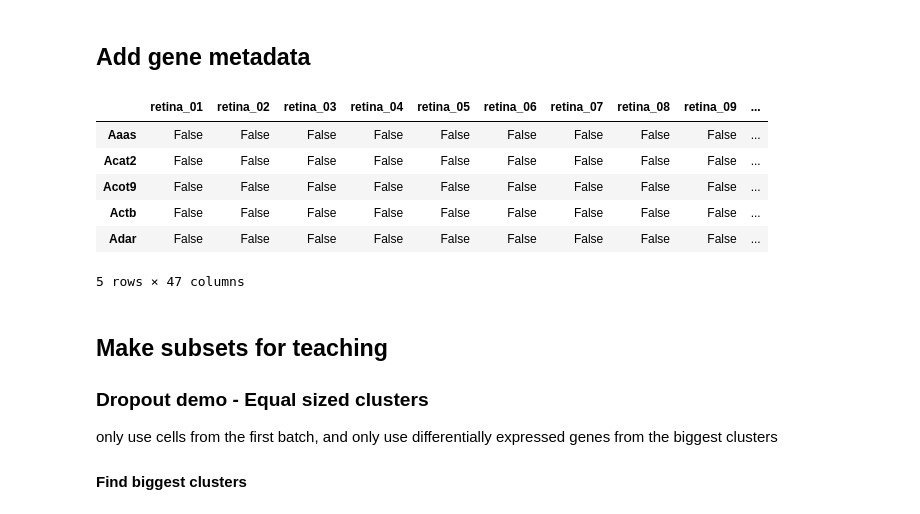
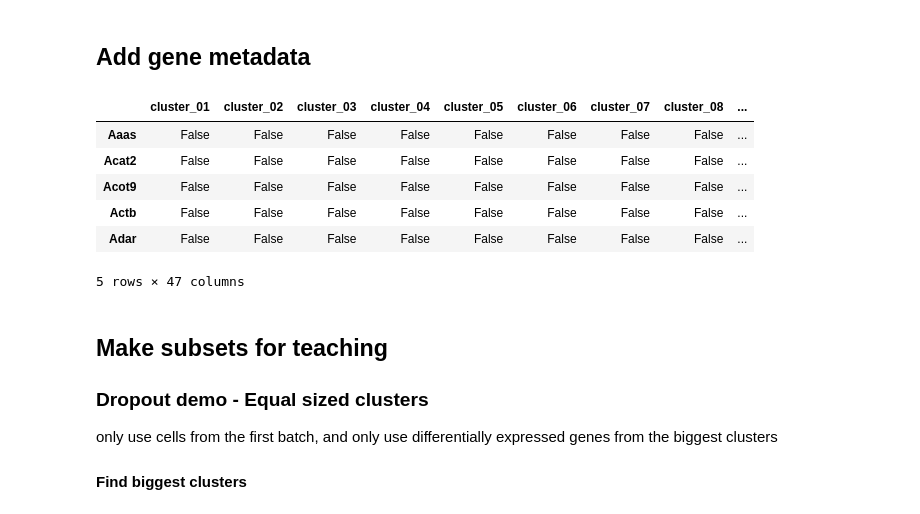
Before and after one commit to olgabot/macosko2015, a Jupyter notebook: notebooks/05_make_rentina_subsets_for_teaching.ipynb, the cells around one changed output. Drawn from its saved outputs; the diff is of its cells as text; code cells hidden in the pictures.

Commit message:
use full names of clusters

```diff
--- a/notebooks/05_make_rentina_subsets_for_teaching.ipynb
+++ b/notebooks/05_make_rentina_subsets_for_teaching.ipynb
@@ -158,19 +144,24 @@ cluster_bools.head()
 # %%
 csv = os.path.join(common.DATA_FOLDER,
                    '04_extract_data_from_supplementary_excel_files',
                    'mouse_gene_metadata.csv')
 gene_metadata = pd.read_csv(csv, index_col=0)
 
 # Remove the index name because it causes problems
 gene_metadata.index.name = None
+
+# For the purposes of teaching, we'll rename "retina" to "cluster" so
+# it's consistent with the cell metadata
+gene_metadata.columns = [x.replace('retina', 'cluster')
+                         for x in gene_metadata]
 gene_metadata.head()
 # %% [output]
-|  | retina_01 | retina_02 | retina_03 | retina_04 | retina_05 | retina_06 | retina_07 | retina_08 | retina_09 | ... |
-| Aaas | False | False | False | False | False | False | False | False | False | ... |
-| Acat2 | False | False | False | False | False | False | False | False | False | ... |
-| Acot9 | False | False | False | False | False | False | False | False | False | ... |
-| Actb | False | False | False | False | False | False | False | False | False | ... |
-| Adar | False | False | False | False | False | False | False | False | False | ... |
+|  | cluster_01 | cluster_02 | cluster_03 | cluster_04 | cluster_05 | cluster_06 | cluster_07 | cluster_08 | ... |
+| Aaas | False | False | False | False | False | False | False | False | ... |
+| Acat2 | False | False | False | False | False | False | False | False | ... |
+| Acot9 | False | False | False | False | False | False | False | False | ... |
+| Actb | False | False | False | False | False | False | False | False | ... |
+| Adar | False | False | False | False | False | False | False | False | ... |
 5 rows × 47 columns
 # %% [markdown]
 ## Make subsets for teaching
```
Also changed, not shown: parts of 31 cells of this notebook, 1 other file.
